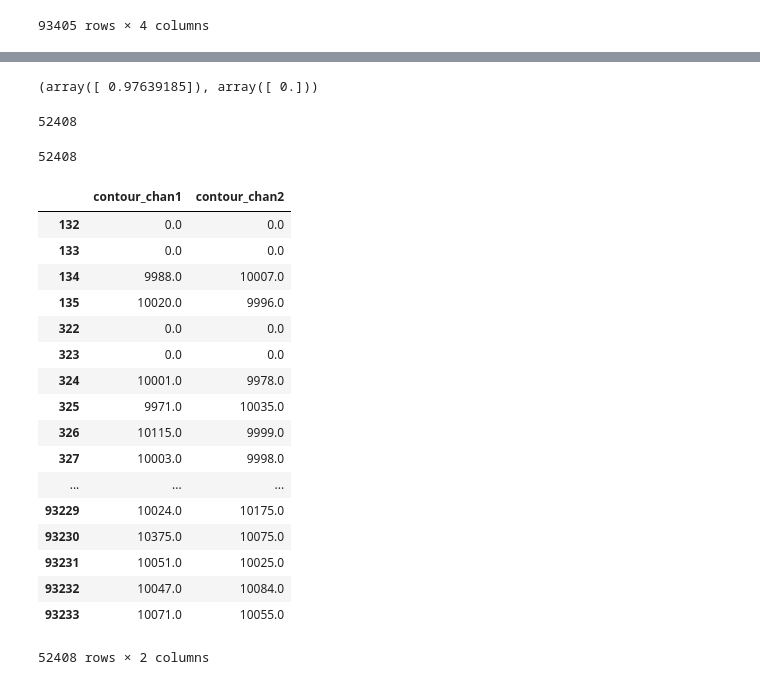
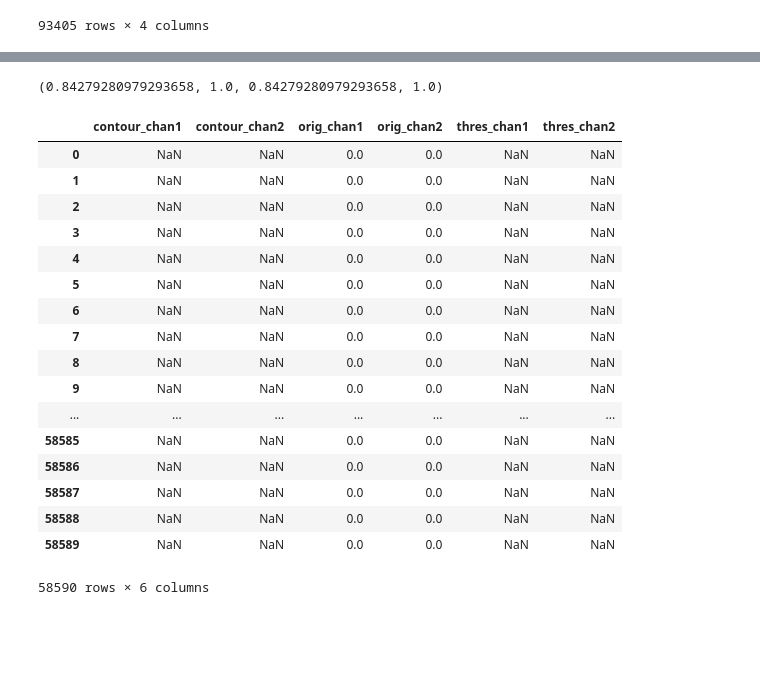
Before and after one commit to plinders/pyColocalizer, a Jupyter notebook: Untitled1.ipynb, the cells around one changed output, grey strips where cells are left out. Drawn from its saved outputs; the diff is of its cells as text; code cells hidden in the pictures; blank space fills up the shorter version.

Commit message:
implemented manders, other fixes

```diff
--- a/Untitled1.ipynb
+++ b/Untitled1.ipynb
@@ -47,33 +39,25 @@ colocGrapher(df, img_shape, predictions, rsquared, img_name)
-# %%
-pearson
-# %% [output]
-(array([ 0.97639185]), array([ 0.]))
-# %%
-len(df['contour_chan1'].dropna())
-# %% [output]
-52408
-# %%
-len(df['contour_chan2'].dropna())
-# %% [output]
-52408
-# %%
-df[['contour_chan1',  'contour_chan2']].dropna()
-# %% [output]
-|  | contour_chan1 | contour_chan2 |
-| 132 | 0.0 | 0.0 |
-| 133 | 0.0 | 0.0 |
-| 134 | 9988.0 | 10007.0 |
-| 135 | 10020.0 | 9996.0 |
-| 322 | 0.0 | 0.0 |
-| 323 | 0.0 | 0.0 |
-| 324 | 10001.0 | 9978.0 |
-| 325 | 9971.0 | 10035.0 |
-| 326 | 10115.0 | 9999.0 |
-| 327 | 10003.0 | 9998.0 |
-| ... | ... | ... |
-| 93229 | 10024.0 | 10175.0 |
-| 93230 | 10375.0 | 10075.0 |
-| 93231 | 10051.0 | 10025.0 |
-| 93232 | 10047.0 | 10084.0 |
-| 93233 | 10071.0 | 10055.0 |
-52408 rows × 2 columns
+# %%
+MandersCoef(df_neg)
+# %% [output]
+(0.84279280979293658, 1.0, 0.84279280979293658, 1.0)
+# %%
+df_neg
+# %% [output]
+|  | contour_chan1 | contour_chan2 | orig_chan1 | orig_chan2 | thres_chan1 | thres_chan2 |
+| 0 | NaN | NaN | 0.0 | 0.0 | NaN | NaN |
+| 1 | NaN | NaN | 0.0 | 0.0 | NaN | NaN |
+| 2 | NaN | NaN | 0.0 | 0.0 | NaN | NaN |
+| 3 | NaN | NaN | 0.0 | 0.0 | NaN | NaN |
+| 4 | NaN | NaN | 0.0 | 0.0 | NaN | NaN |
+| 5 | NaN | NaN | 0.0 | 0.0 | NaN | NaN |
+| 6 | NaN | NaN | 0.0 | 0.0 | NaN | NaN |
+| 7 | NaN | NaN | 0.0 | 0.0 | NaN | NaN |
+| 8 | NaN | NaN | 0.0 | 0.0 | NaN | NaN |
+| 9 | NaN | NaN | 0.0 | 0.0 | NaN | NaN |
+| ... | ... | ... | ... | ... | ... | ... |
+| 58585 | NaN | NaN | 0.0 | 0.0 | NaN | NaN |
+| 58586 | NaN | NaN | 0.0 | 0.0 | NaN | NaN |
+| 58587 | NaN | NaN | 0.0 | 0.0 | NaN | NaN |
+| 58588 | NaN | NaN | 0.0 | 0.0 | NaN | NaN |
+| 58589 | NaN | NaN | 0.0 | 0.0 | NaN | NaN |
+58590 rows × 6 columns
```
Also changed, not shown: parts of 10 cells of this notebook, 12 other files.
